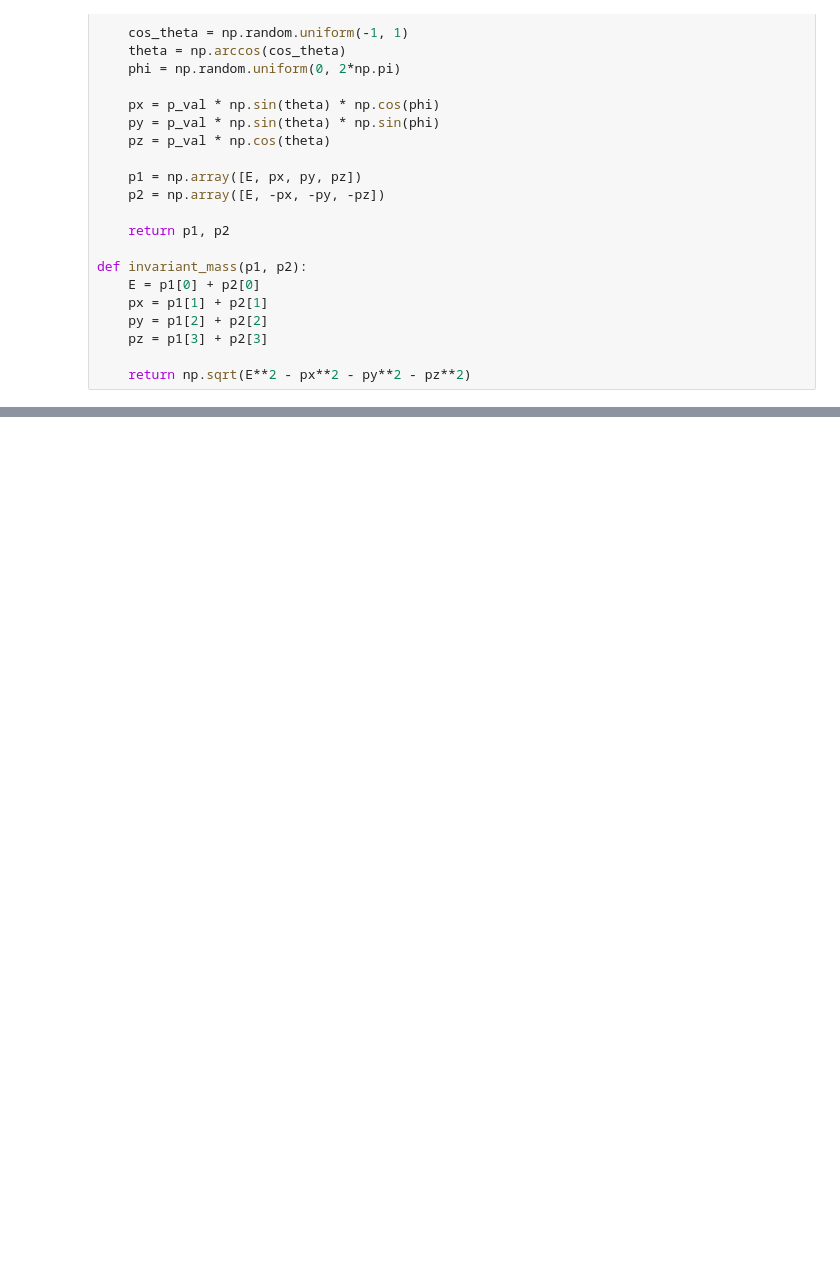
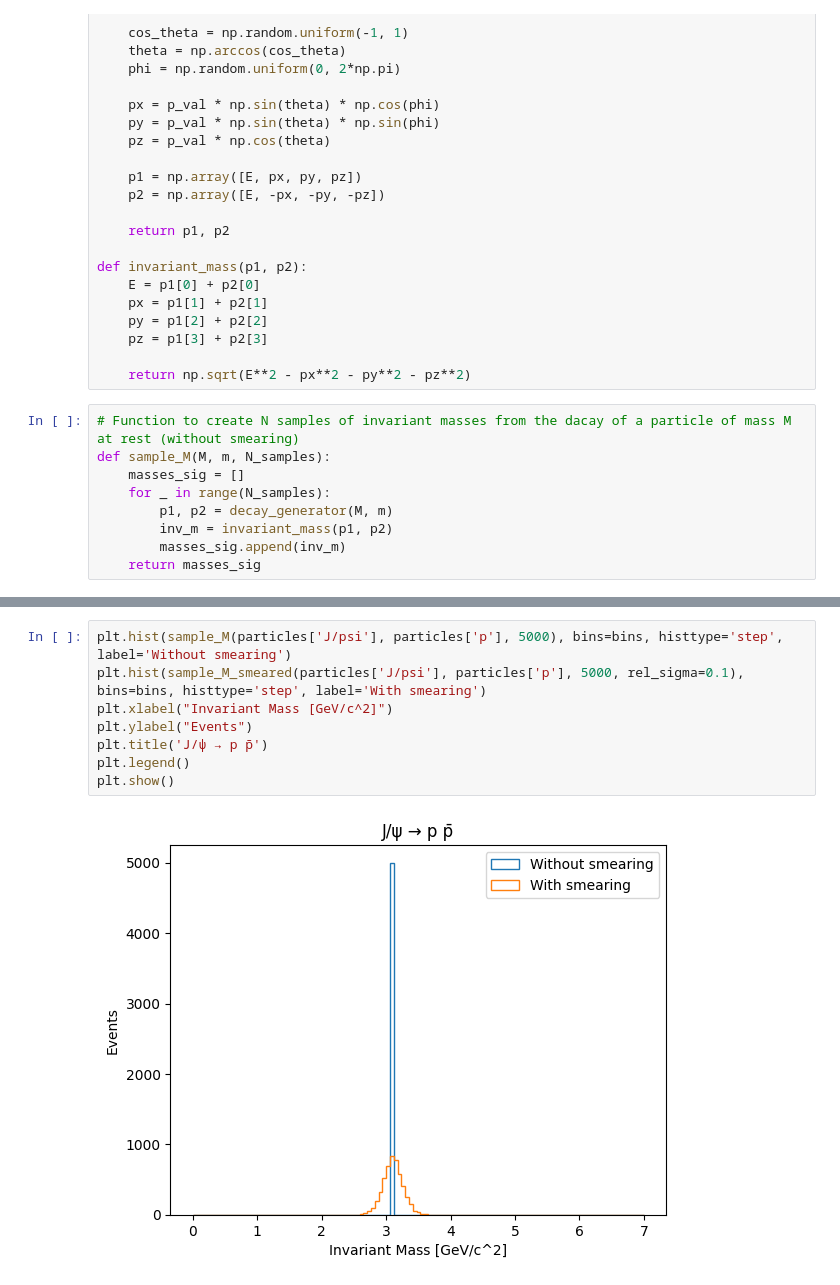
Before and after one commit to QuantumColibri/Exam-project, a Jupyter notebook: generation.ipynb, the cells around one changed output, grey strips where cells are left out. Cells and saved outputs as stored; diff of their text form; blank space fills up the shorter version.

```diff
--- a/generation.ipynb
+++ b/generation.ipynb
@@ -28,3 +28,12 @@ def invariant_mass(p1, p2):
     pz = p1[3] + p2[3]
 
     return np.sqrt(E**2 - px**2 - py**2 - pz**2)
+# %%
+# Function to create N samples of invariant masses from the dacay of a particle of mass M at rest (without smearing)
+def sample_M(M, m, N_samples):
+    masses_sig = []
+    for _ in range(N_samples):
+        p1, p2 = decay_generator(M, m)
+        inv_m = invariant_mass(p1, p2)
+        masses_sig.append(inv_m)
+    return masses_sig
@@ -82,0 +161,10 @@ plt.show()
+# %%
+plt.hist(sample_M(particles['J/psi'], particles['p'], 5000), bins=bins, histtype='step', label='Without smearing')
+plt.hist(sample_M_smeared(particles['J/psi'], particles['p'], 5000, rel_sigma=0.1), bins=bins, histtype='step', label='With smearing')
+plt.xlabel("Invariant Mass [GeV/c^2]")
+plt.ylabel("Events")
+plt.title('J/ψ → p p̄')
+plt.legend()
+plt.show()
+# %% [output]
+[figure, added]
```
Also changed, not shown: parts of 11 cells of this notebook.
